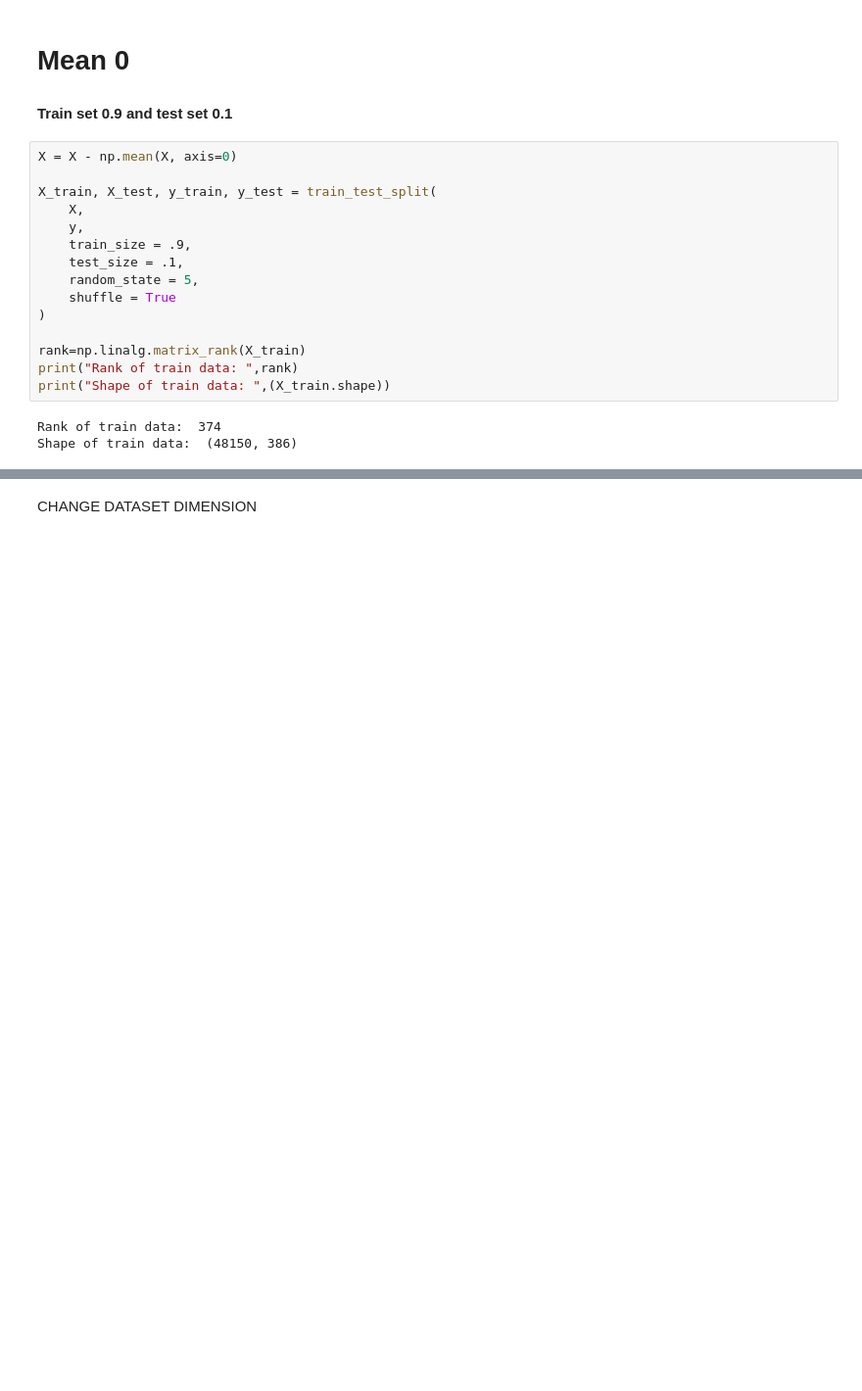
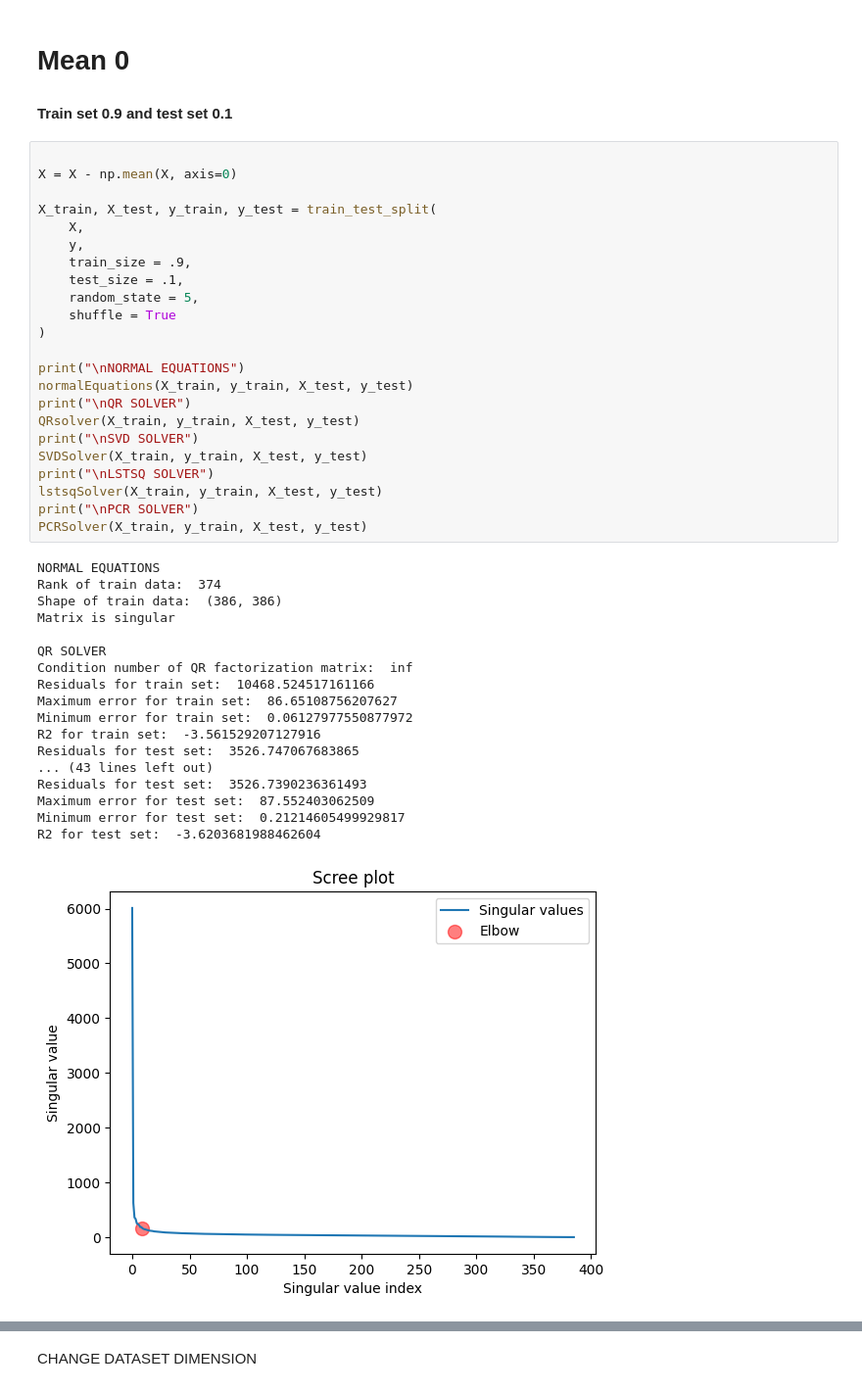
Before and after one commit to Fonty02/NumericalMethods, a Jupyter notebook: EXAM/Fontana-Exam-Numerical-Methods-January17-2025.ipynb, the cells around one changed output, grey strips where cells are left out. Shown at 98% size. Saved outputs shown, nothing was run; the diff lists cells and outputs as text; blank space fills up the shorter version.

```diff
--- a/EXAM/Fontana-Exam-Numerical-Methods-January17-2025.ipynb
+++ b/EXAM/Fontana-Exam-Numerical-Methods-January17-2025.ipynb
@@ -797,20 +578,44 @@ print("R2 for test set: ",R2_test)
 <h1> Mean 0</h1>
 <h4> Train set 0.9 and test set 0.1 </h4>
 # %%
+
 X = X - np.mean(X, axis=0)
 
 X_train, X_test, y_train, y_test = train_test_split(
     X,
     y,
     train_size = .9,
     test_size = .1,
     random_state = 5,
     shuffle = True
 )
 
-rank=np.linalg.matrix_rank(X_train)
-print("Rank of train data: ",rank)
-print("Shape of train data: ",(X_train.shape))
+print("\nNORMAL EQUATIONS")
+normalEquations(X_train, y_train, X_test, y_test)
+print("\nQR SOLVER")
+QRsolver(X_train, y_train, X_test, y_test)
+print("\nSVD SOLVER")
+SVDSolver(X_train, y_train, X_test, y_test)
+print("\nLSTSQ SOLVER")
+lstsqSolver(X_train, y_train, X_test, y_test)
+print("\nPCR SOLVER")
+PCRSolver(X_train, y_train, X_test, y_test)
 # %% [output]
+NORMAL EQUATIONS
 Rank of train data:  374
-Shape of train data:  (48150, 386)
+Shape of train data:  (386, 386)
+Matrix is singular
+
+QR SOLVER
+Condition number of QR factorization matrix:  inf
+Residuals for train set:  10468.524517161166
+Maximum error for train set:  86.65108756207627
+Minimum error for train set:  0.06127977550877972
+R2 for train set:  -3.561529207127916
+Residuals for test set:  3526.747067683865
+... (43 lines left out)
+Residuals for test set:  3526.7390236361493
+Maximum error for test set:  87.552403062509
+Minimum error for test set:  0.21214605499929817
+R2 for test set:  -3.6203681988462604
+[figure, added]
```
Also changed, not shown: parts of 53 cells of this notebook.
